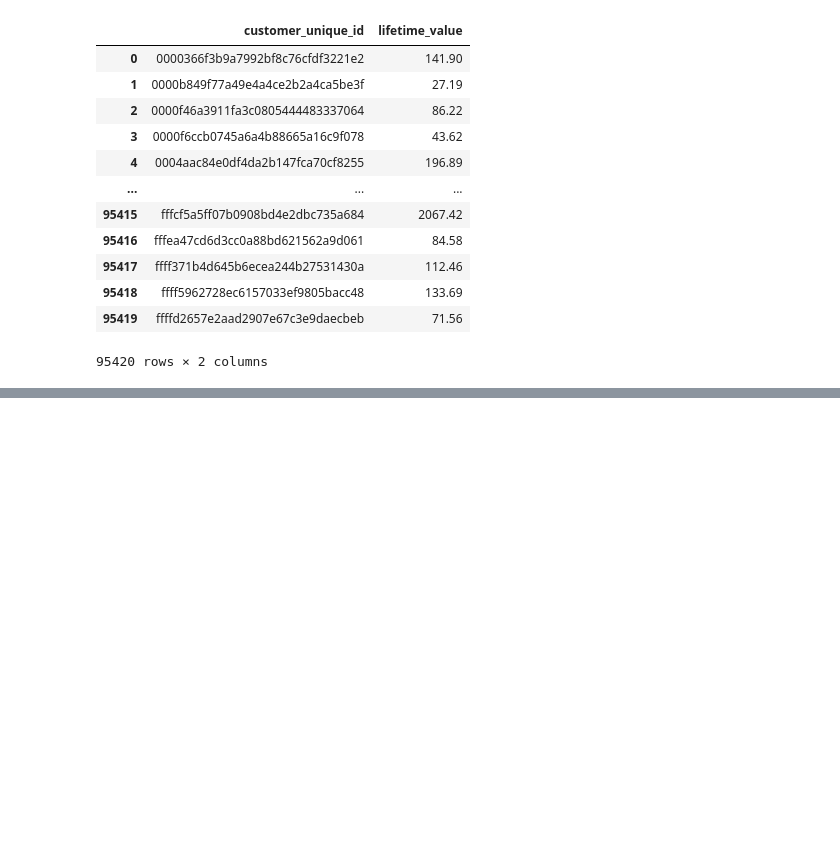
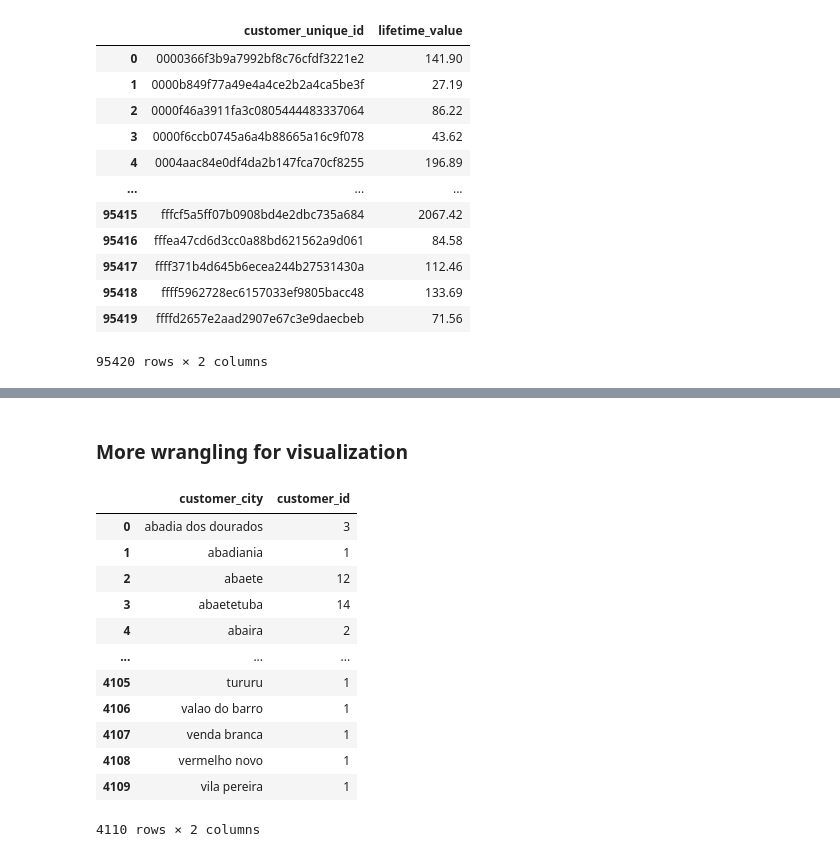
Before and after one commit to AnanyaKishore/da2402-project-ecom-analysis, a Jupyter notebook: data_analysis.ipynb, the cells around one changed output, grey strips where cells are left out. Saved outputs shown, nothing was run; the diff lists cells and outputs as text; code cells hidden in the pictures; blank space fills up the shorter version.

Commit message:
More wrangling & cleaning

```diff
--- a/data_analysis.ipynb
+++ b/data_analysis.ipynb
@@ -1091,0 +1093,19 @@ total_by_item_df
+# %% [markdown]
+### More wrangling for visualization
+# %%
+city_df = df.groupby("customer_city", observed=False)["customer_id"].count().reset_index()
+city_df
+# %% [output]
+|  | customer_city | customer_id |
+| 0 | abadia dos dourados | 3 |
+| 1 | abadiania | 1 |
+| 2 | abaete | 12 |
+| 3 | abaetetuba | 14 |
+| 4 | abaira | 2 |
+| ... | ... | ... |
+| 4105 | tururu | 1 |
+| 4106 | valao do barro | 1 |
+| 4107 | venda branca | 1 |
+| 4108 | vermelho novo | 1 |
+| 4109 | vila pereira | 1 |
+4110 rows × 2 columns
```
Also changed, not shown: parts of 20 cells of this notebook.
